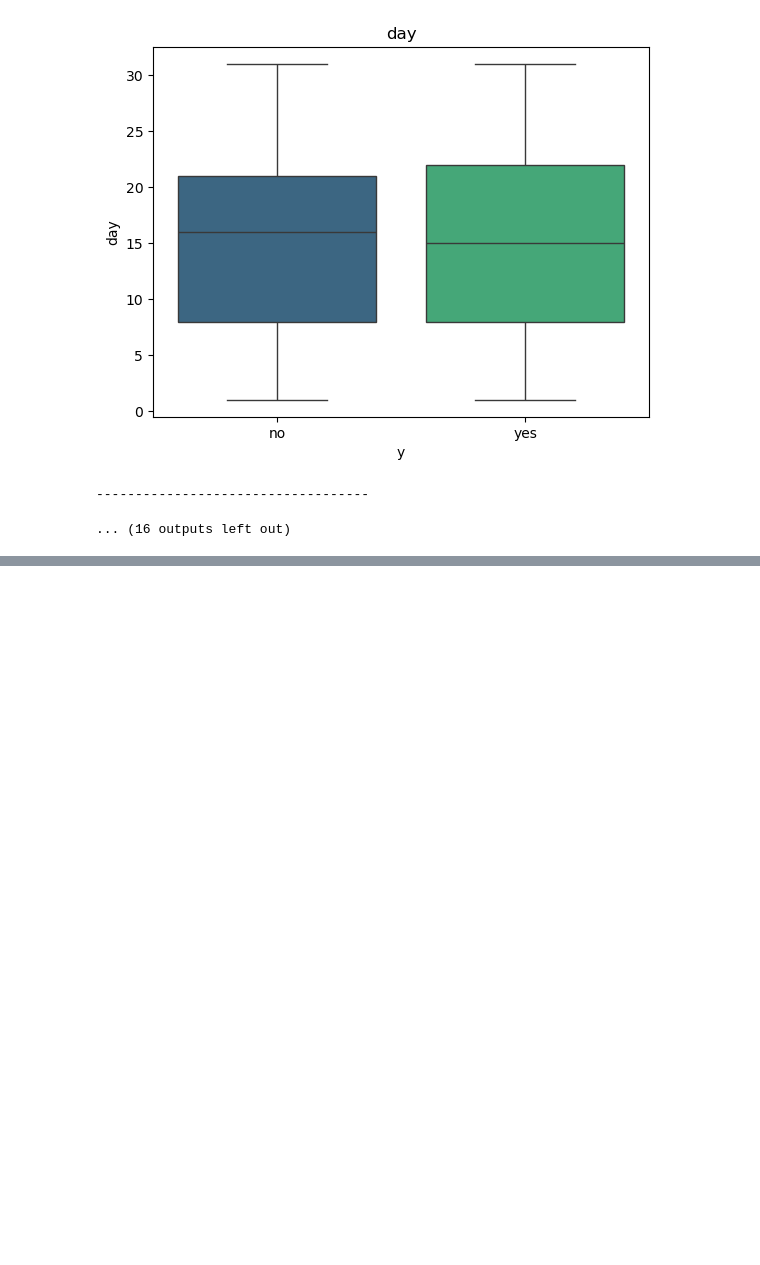
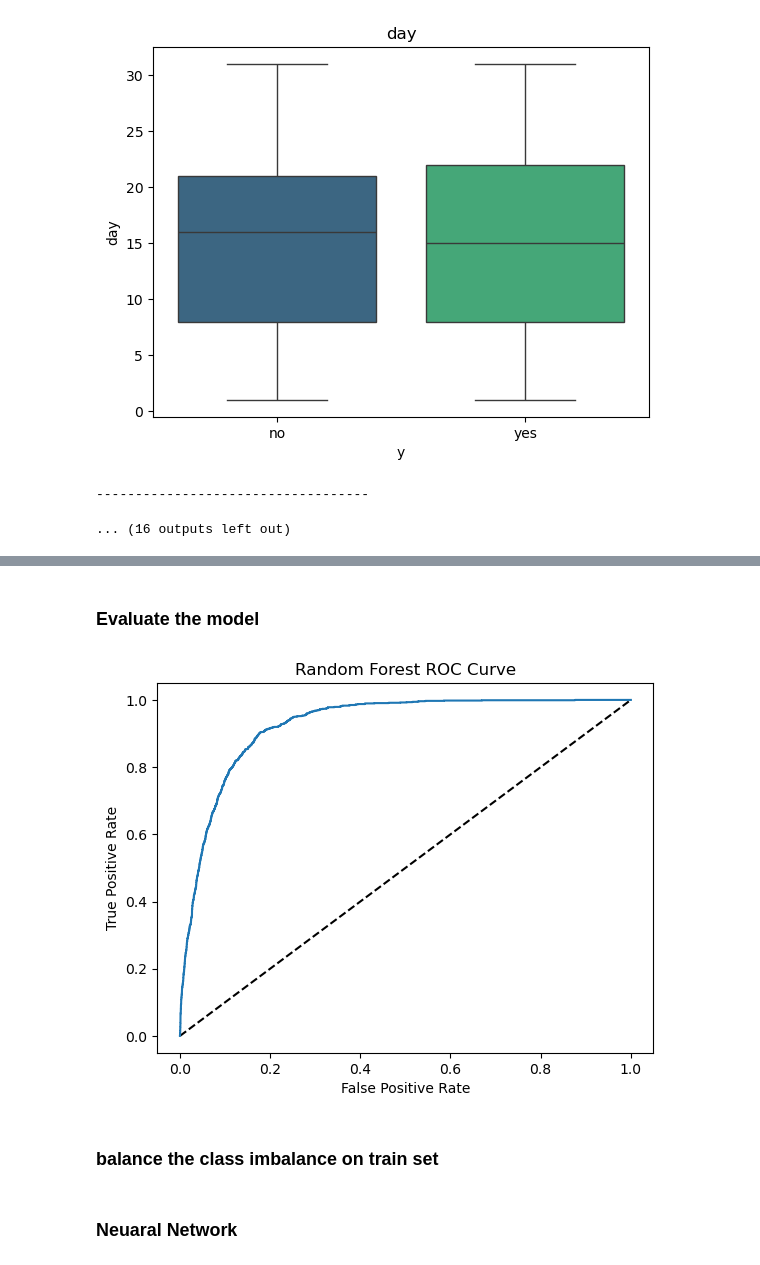
Before and after one commit to ChirathSetunge/Predicting_Term_Deposit_Subscription, a Jupyter notebook: notebooks/Predict Term Deposit Subscription.ipynb, the cells around one changed output, grey strips where cells are left out. Cells and saved outputs as stored; diff of their text form; code cells hidden in the pictures; blank space fills up the shorter version.

```diff
--- a/notebooks/Predict Term Deposit Subscription.ipynb
+++ b/notebooks/Predict Term Deposit Subscription.ipynb
@@ -243,0 +329,8 @@ Name: day, dtype: float64
+# %%
+# split the dataset into test and train datasets
+from sklearn.model_selection import train_test_split
+
+X = df2.drop('y', axis=1)
+y = df2['y']
+
+X_train, X_test, y_train, y_test = train_test_split(X, y, test_size=0.2, stratify=y, random_state=42)
@@ -243,0 +342,8 @@ Name: day, dtype: float64
+# %%
+# scale the numerical features using the standard scaler
+from sklearn.preprocessing import StandardScaler
+
+scalerObj = StandardScaler()
+X_train[numerical_features] = scalerObj.fit_transform(X_train[numerical_features])
+
+X_test[numerical_features] = scalerObj.transform(X_test[numerical_features])
@@ -243,0 +363,16 @@ Name: day, dtype: float64
+# %%
+# build the Raaandom Forest model
+
+from sklearn.ensemble import RandomForestClassifier
+from sklearn.metrics import accuracy_score, confusion_matrix, classification_report
+
+RandomFroestModel = RandomForestClassifier(random_state=42, n_estimators=100, max_depth=10)
+RandomFroestModel.fit(X_train, y_train)
+
+y_pred = RandomFroestModel.predict(X_test)
+
+print("The accuracy of the Random Forest model is", accuracy_score(y_test, y_pred))
+print("The confusion matrix of the Random Forest model is")
+print(confusion_matrix(y_test, y_pred))
+print("The classification report of the Random Forest model is")
+print(classification_report(y_test, y_pred))
@@ -243,0 +393,19 @@ Name: day, dtype: float64
+# %% [markdown]
+### Evaluate the model
+# %%
+# Evaluate the model using ROC curve
+from sklearn.metrics import roc_curve, roc_auc_score
+
+y_pred_prob = RandomFroestModel.predict_proba(X_test)[:, 1]
+fpr, tpr, thresholds = roc_curve(y_test, y_pred_prob)
+
+plt.plot([0, 1], [0, 1], 'k--')
+plt.plot(fpr, tpr, label='Random Forest')
+plt.xlabel('False Positive Rate')
+plt.ylabel('True Positive Rate')
+plt.title('Random Forest ROC Curve')
+plt.show()
+# %% [output]
+[figure, added]
+# %% [markdown]
+### balance the class imbalance on train set
@@ -243,0 +418,2 @@ Name: day, dtype: float64
+# %% [markdown]
+### Neuaral Network
```
Also changed, not shown: parts of 27 cells of this notebook.
